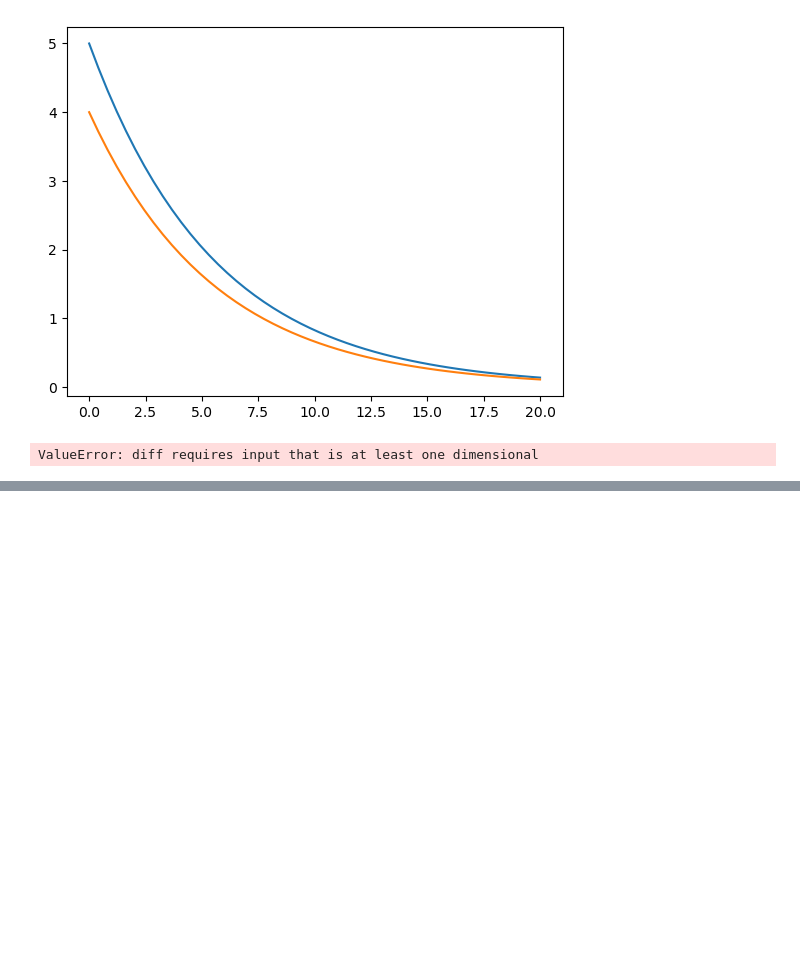
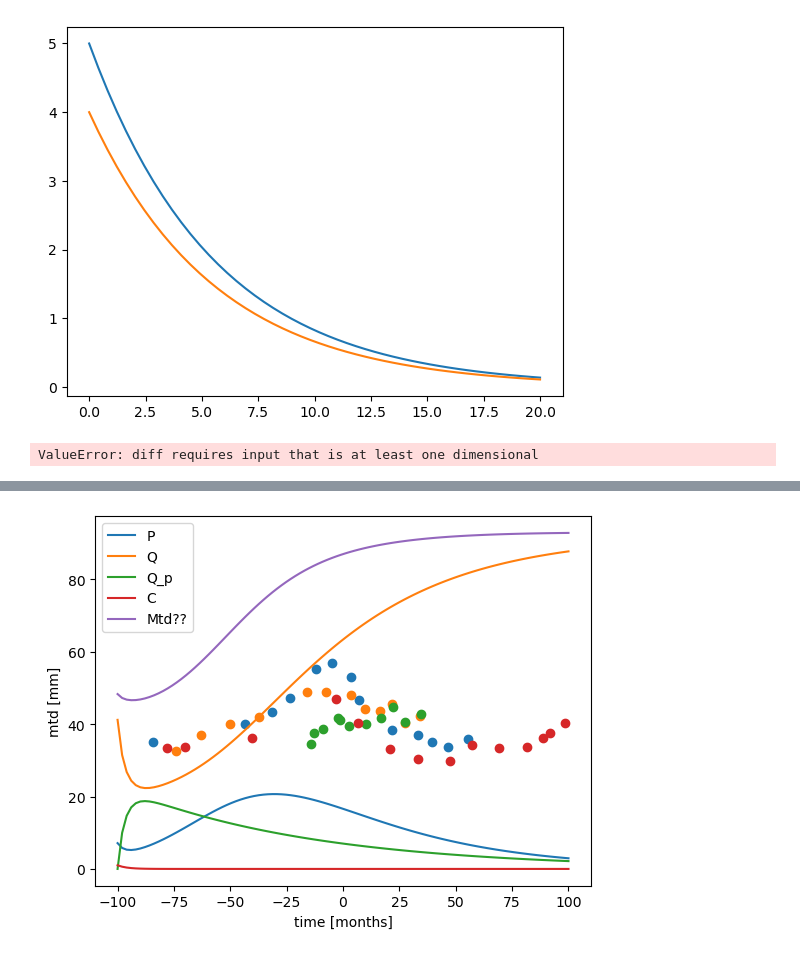
Before and after one commit to sgrzegorz/CancerTherapyPrediction, a Jupyter notebook: model.ipynb, the cells around one changed output, grey strips where cells are left out. Drawn from its saved outputs; the diff is of its cells as text; code cells hidden in the pictures; blank space fills up the shorter version.

```diff
--- a/model.ipynb
+++ b/model.ipynb
@@ -93,60 +93,68 @@ plt.show()
 # %% [output]
 ValueError: diff requires input that is at least one dimensional
 # %%
-# P proliferative tissue
-# P0
-# Q0
-#lambda_p
-#
-# kQPP
-#deltaQP  δ
-#gamma_q  γ
-# gamma_p
-#KDE
-#C
-#K
-# k_qpp
-# k_pq
-# Q_p
+
 
 """
 P  #proliferative tissue
 C  #drug concentration
-Q_p =
-Q
+Q_p =  damaged quiescent tissue
+Q     quiescent tissue
 K # fixed maximal tumor size
+C  # drug concentration in plasma
+
+1/lambda_p The basic doubling times of the size of the proliferative tissue
 """
 
 
+def model(y,t):
+    lambda_p = 0.121 # the rate constant of growth used in the logistic expression for the expansion of proliferative tissue. Tumor specific
+    delta_qp = 0.00867 # rate constant for elimination of the damaged quiescent tissue.
+    gamma = 0.729 # Treatment specific
+    gamma_q  = gamma # damages in proliferative tissue. Treatment specific
+    gamma_p = gamma  # damages in quiescent tissue. Treatment specific
+    KDE = 0.24 # KDE is the rate constant for the decay of the PCV concentration in plasma, denoted C.
+    k_qpp = 0.0031 # the rate constant for transfer from damaged quiescent tissue to proliferative tissue,
+    k_pq = 0.0295 # the rate constant for transition from proliferation to quiescence. Tumor specific
+    K = 100.0 # fixed maximal tumor size 100 mm
+
+    [P,Q, Q_p, C] = y
+
+    dCdt = -KDE * C
+    dPdt = lambda_p * P*(1 - (P + Q + Q_p)/K) + k_qpp * Q_p - k_pq * P - gamma_p * C * KDE * P
+    dQdt = k_pq * P - gamma_q * C * KDE * Q
+    dQ_pdt = gamma_q * C *KDE * Q - k_qpp * Q_p - delta_qp * Q_p
+    return [dPdt,dQdt,dQ_pdt,dCdt]
+
+P0 = 7.13
+Q0 = 41.2
+Q_p0 = 0.0 # We assumed Q_p0 = 0 when t=0 in the absence of treatment.
+C =1.0 #??
+
+t = np.linspace(-100,100,100)
+
+y = odeint(model,[P0,Q0,Q_p0,C],t)
+
+# print(y)
+plt.plot(t,y[:,0],label="P")
+plt.plot(t,y[:,1],label="Q")
+plt.plot(t,y[:,2],label="Q_p")
+plt.plot(t,y[:,3],label="C")
+plt.plot(t,y[:,0]+y[:,1]+y[:,2],label="Mtd??")
+
+plt.legend(loc="upper left")
 
 
-def model(P, C, Q_p, Q,t):
-    lambda_p = 0.121 # the rate constant of growth used in the logistic expression for the expansion of proliferative tissue
-    kQPP = 0.0031 # the rate constant for transfer from damaged quiescent tissue to proliferative tissue,
-    delta_qp = 0.00867 # rate constant for elimination of the damaged quiescent tissue.
-    gamma = 0.729
-    gamma_q  = gamma # damages in proliferative tissue
-    gamma_p = gamma  # damages in quiescent tissue
-    KDE = 0.24
-    k_qpp = 0.0031
-    k_pq = 0.0295 #(the rate constant for transition from proliferation to quiescence)
-    K = 100.0 # fixed maximal tumor size 100 mm
-
-    dCdt = -KDE * C
-    dPdt = lamdba_p * P*(1 - (P + Q + Q_p)/K) + k_qpp * Q_p - k_pq * P - gamma_p * C * KDE * P
-    dQdt = k_pq * P - gamma_q * C * KDE * Q
-    dQ_pdt = gamma_q * C *KDE * Q - k_qpp * Q_p - delta_qp * Q_p
-    return [dPdt,dQdt]
-
-P0 = 7.13
-C =1.0 #??
-Q_p0 = 0.0 # We assumed Q_p0 = 0 when t=0 in the absence of treatment.
-Q0 = 41.2
-t = np.linspace(0,20,50)
-
-y = odeint(model,P0,C,Q_p0,Q0,t)
-
-plt.plot(t,y[0])
+patient = df[df.id ==0]
+plt.scatter(patient.t,patient.mtd)
+patient = df[df.id ==1]
+plt.scatter(patient.t,patient.mtd)
+patient = df[df.id ==2]
+plt.scatter(patient.t,patient.mtd)
+patient = df[df.id ==3]
+plt.scatter(patient.t,patient.mtd)
+plt.xlabel("time [months]")
+plt.ylabel("mtd [mm]")
 
 plt.show()
 # %% [output]
@@ -153,0 +161 @@ ValueError: diff requires input that is at least one dimensional
+[figure, added]
```
Also changed, not shown: parts of 6 cells of this notebook.
